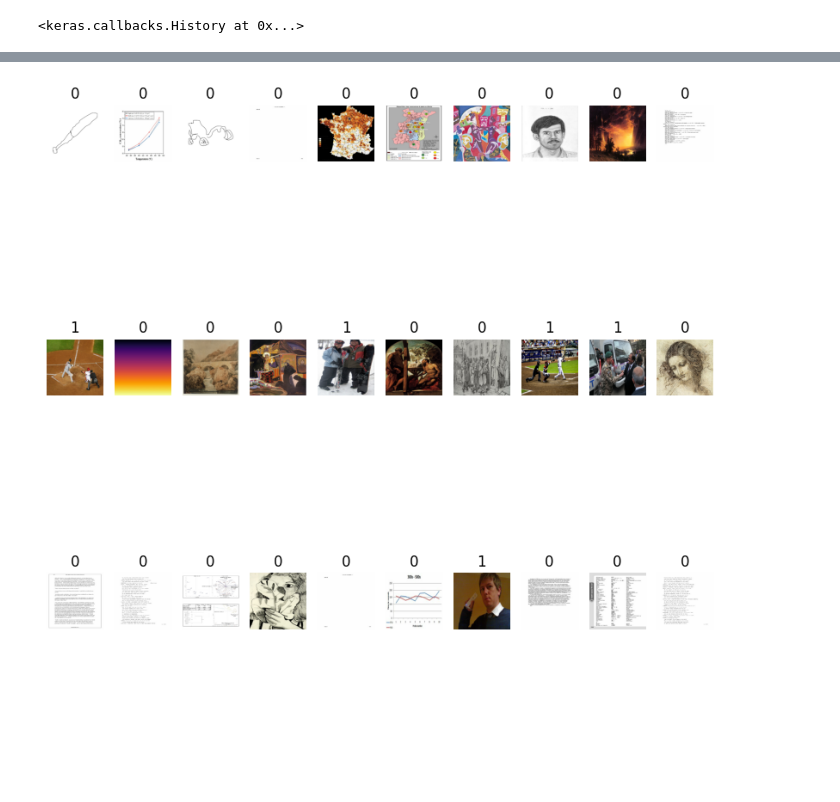
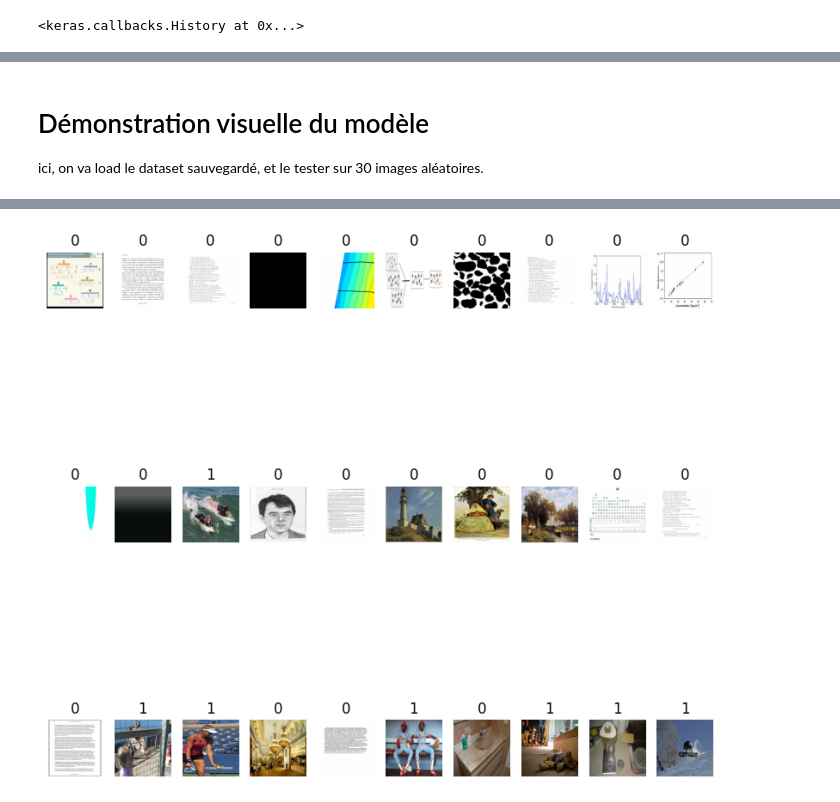
Before and after one commit to Victorien-Goudeau/DataScience, a Jupyter notebook: Livrable_1/Livrable_1.ipynb, the cells around one changed output, grey strips where cells are left out. Cells and saved outputs as stored; diff of their text form; code cells hidden in the pictures; blank space fills up the shorter version.

Commit message:
correction +ajout de demo visuelle

```diff
--- a/Livrable_1/Livrable_1.ipynb
+++ b/Livrable_1/Livrable_1.ipynb
@@ -338,10 +341,15 @@ Voici les valeurs pour la loss:
 ![Valeurs Accuracy](attachment/loss_legend.png)
 
 On choisira donc l'entrainement du 12/04/2024 à 14h58, puisqu'on a la loss la plus basse sur celui ci, c'est le modèle qui généralise le mieux.
+# %% [markdown]
+# Démonstration visuelle du modèle
+ici, on va load le dataset sauvegardé, et le tester sur 30 images aléatoires.
 # %%
 import random
 n_images = 30
 img_indexes = []
+
+model = tf.keras.models.load_model('./final_model/12_4_2024_14h58.keras')
 
 for n in range(n_images):
     img_indexes.append(random.randint(0, len(data)))
@@ -350,13 +358,13 @@ display_imgs = data.iloc[img_indexes].copy()
 
 #create a loader
 display_loader = ImageGenerator(display_imgs['pathname'].tolist(), display_imgs['label'].tolist(), len(display_imgs))
-
+prediction = model.predict(display_loader)
 
 plt.figure(figsize=(10, 10))
 for images, labels in display_loader:
     for i in range(n_images):
-        ax =  plt.subplot(3,10,i+1)
+        ax =  plt.subplot(3 ,10,i+1)
         plt.imshow(images[i]/255, cmap=plt.cm.binary)
-        plt.title(tf.get_static_value(labels[i]))
+        plt.title(np.argmax(prediction[i]))
         plt.axis("off")
 # %% [output]
@@ -363 +372 @@ for images, labels in display_loader:
-[figure, old version]
+[figure, new version]
```
Also changed, not shown: parts of 4 cells of this notebook.
